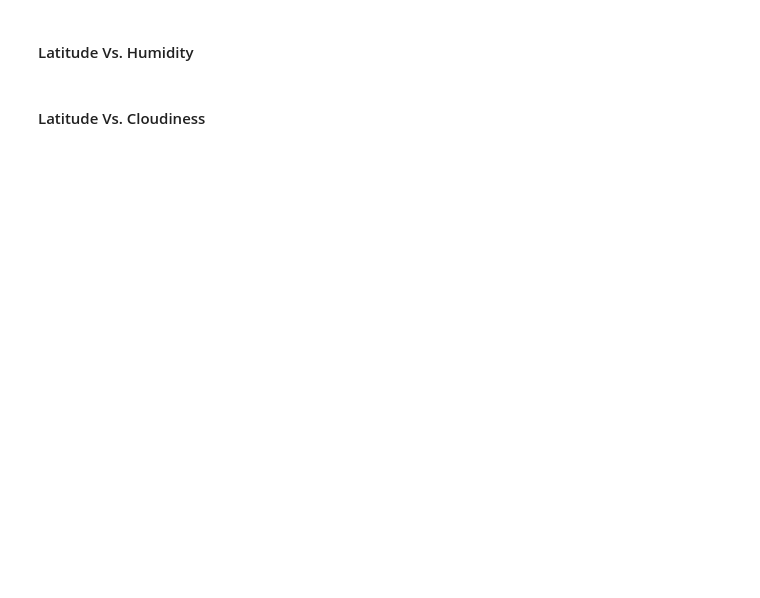
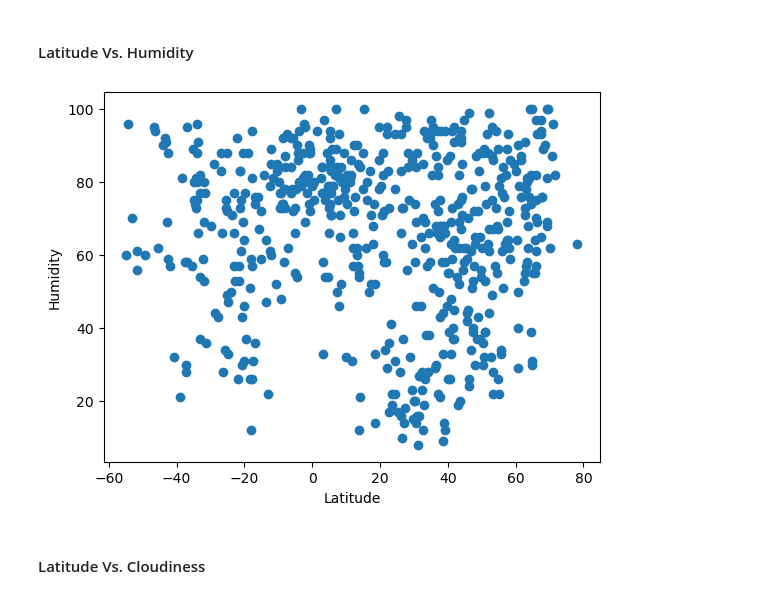
Before and after one commit to aglantzrbc/python-api-challenge, a Jupyter notebook: WeatherPy/WeatherPy.ipynb, the cells around one changed output. Cells and saved outputs as stored; diff of their text form; code cells hidden in the pictures; blank space fills up the shorter version.

```diff
--- a/WeatherPy/WeatherPy.ipynb
+++ b/WeatherPy/WeatherPy.ipynb
@@ -201,16 +212,21 @@ plt.show()
 #### Latitude Vs. Humidity
 # %%
 # Build the scatter plots for latitude vs. humidity
-# YOUR CODE HERE
+lat_all = city_data_df["Lat"]
+humid_all = city_data_df["Humidity"]
+plt.scatter(lat_all, humid_all)
 
 # Incorporate the other graph properties
-# YOUR CODE HERE
+plt.xlabel("Latitude")
+plt.ylabel("Humidity")
 
 # Save the figure
 plt.savefig("output_data/Fig2.png")
 
 # Show plot
 plt.show()
+# %% [output]
+[figure, added]
 # %% [markdown]
 #### Latitude Vs. Cloudiness
 # %%
```
Also changed, not shown: parts of 9 cells of this notebook, 5 other files.
